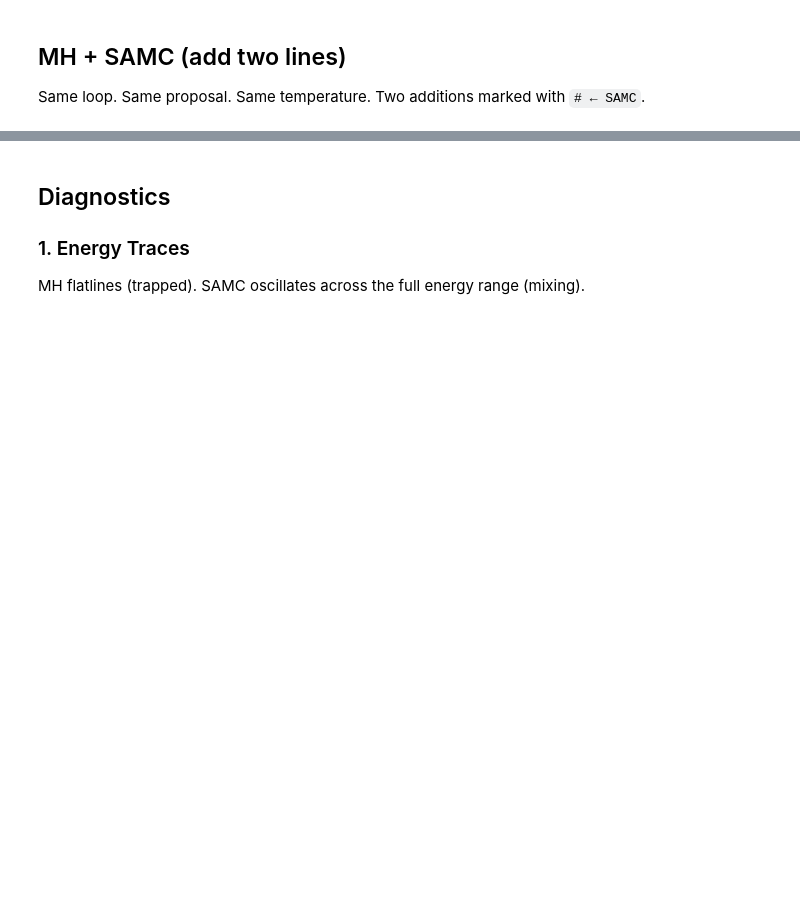
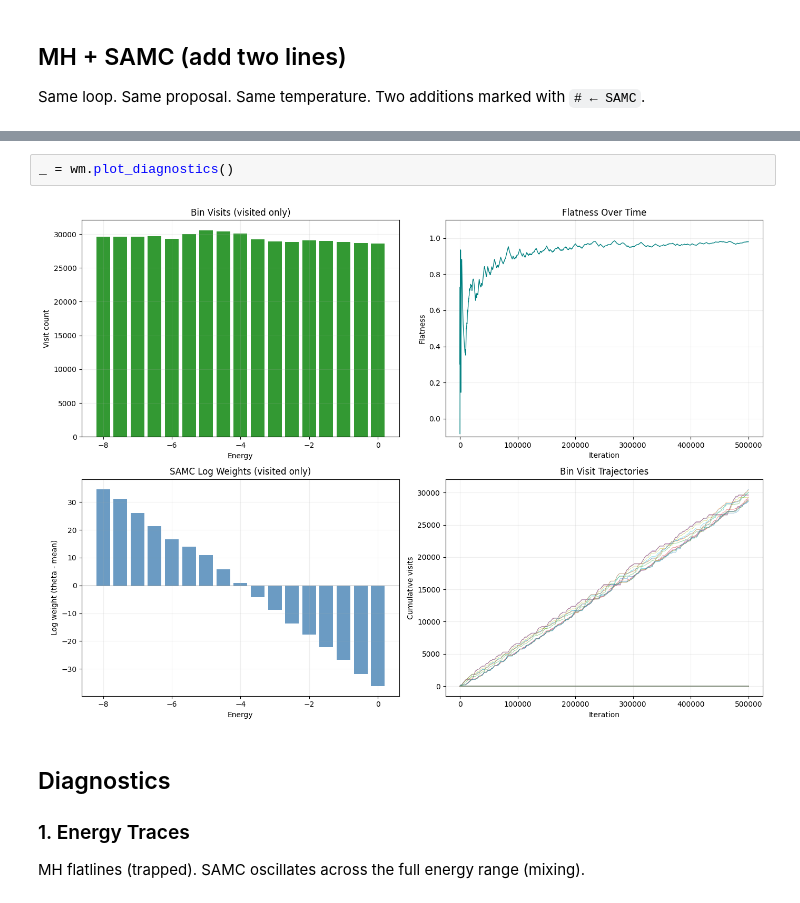
Before and after one commit to FrankShih0807/illuma-samc, a Jupyter notebook: mh_vs_samc.ipynb, the cells around one changed output, grey strips where cells are left out. Saved outputs shown, nothing was run; the diff lists cells and outputs as text; blank space fills up the shorter version.

```diff
--- a/mh_vs_samc.ipynb
+++ b/mh_vs_samc.ipynb
@@ -103,3 +103,7 @@ SAMC — accept: 0.412, best E: -8.125
+# %%
+_ = wm.plot_diagnostics()
+# %% [output]
+[figure, added]
 # %% [markdown]
 ## Diagnostics
 
```
Also changed, not shown: parts of 5 cells of this notebook, 1 other file.
